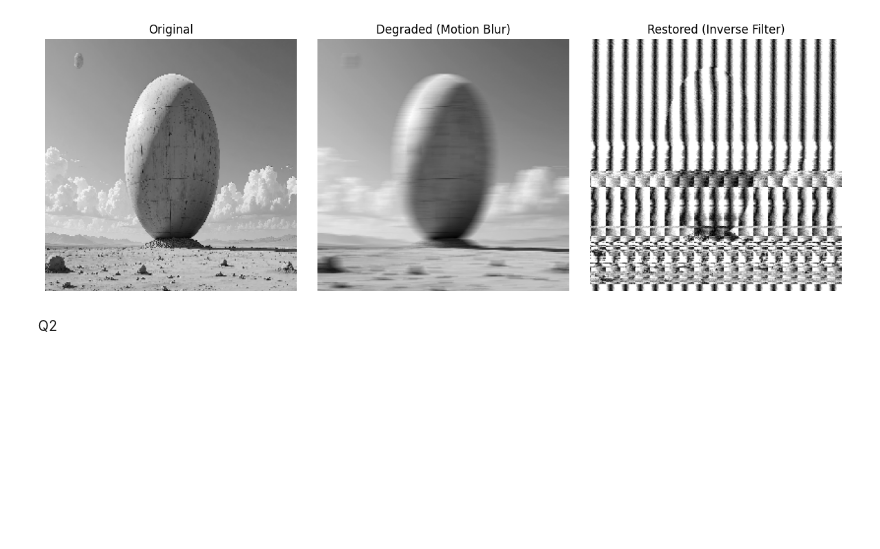
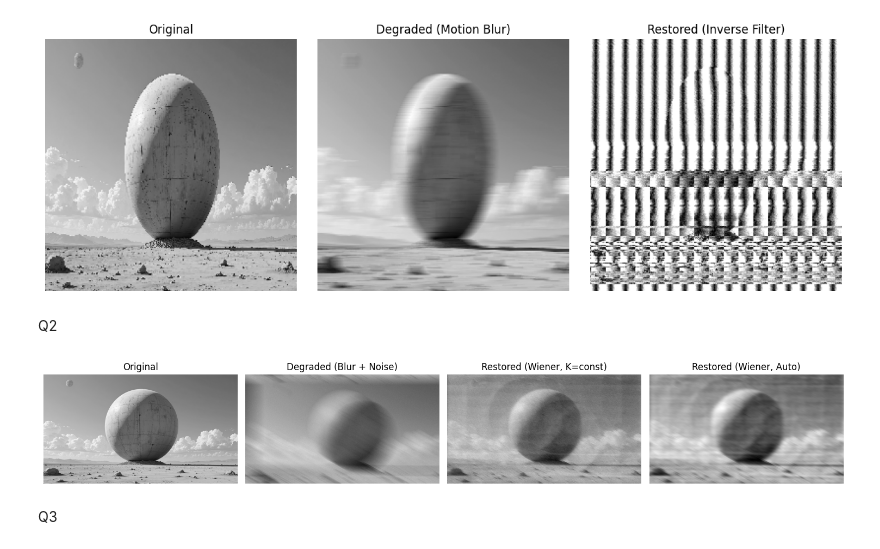
Before and after one commit to nazalnihad/Image_processing_lab, a Jupyter notebook: set_3.ipynb, the cells around one changed output. Drawn from its saved outputs; the diff is of its cells as text; code cells hidden in the pictures; blank space fills up the shorter version.

```diff
--- a/set_3.ipynb
+++ b/set_3.ipynb
@@ -51,3 +51,5 @@ plt.show()
 [figure]
 # %% [markdown]
 Q2
+# %%
+img = cv2.imread("bullet-space.jpg", cv2.IMREAD_GRAYSCALE)
@@ -53,0 +76,44 @@ Q2
+# %%
+K = 0.01  # constant ratio
+H_conj = np.conj(H)
+W_filter_const = (H_conj / (np.abs(H)**2 + K))
+F_hat_const = W_filter_const * G_noisy
+f_hat_const = np.abs(np.fft.ifft2(F_hat_const))
+# %%
+S_gg = np.abs(G_noisy)**2
+# Noise power spectrum (estimated from added noise)
+S_nn = np.abs(np.fft.fft2(noise))**2
+
+# Wiener filter using auto-correlation
+W_filter_auto = (H_conj / (np.abs(H)**2 + (S_nn / (S_gg + 1e-8))))
+F_hat_auto = W_filter_auto * G_noisy
+f_hat_auto = np.abs(np.fft.ifft2(F_hat_auto))
+# %%
+plt.figure(figsize=(15, 6))
+
+plt.subplot(1, 4, 1)
+plt.imshow(img, cmap='gray')
+plt.title("Original")
+plt.axis("off")
+
+plt.subplot(1, 4, 2)
+plt.imshow(g, cmap='gray')
+plt.title("Degraded (Blur + Noise)")
+plt.axis("off")
+
+plt.subplot(1, 4, 3)
+plt.imshow(f_hat_const, cmap='gray')
+plt.title("Restored (Wiener, K=const)")
+plt.axis("off")
+
+plt.subplot(1, 4, 4)
+plt.imshow(f_hat_auto, cmap='gray')
+plt.title("Restored (Wiener, Auto)")
+plt.axis("off")
+
+plt.tight_layout()
+plt.show()
+# %% [output]
+[figure, added]
+# %% [markdown]
+Q3
```
Also changed, not shown: parts of 6 cells of this notebook.
